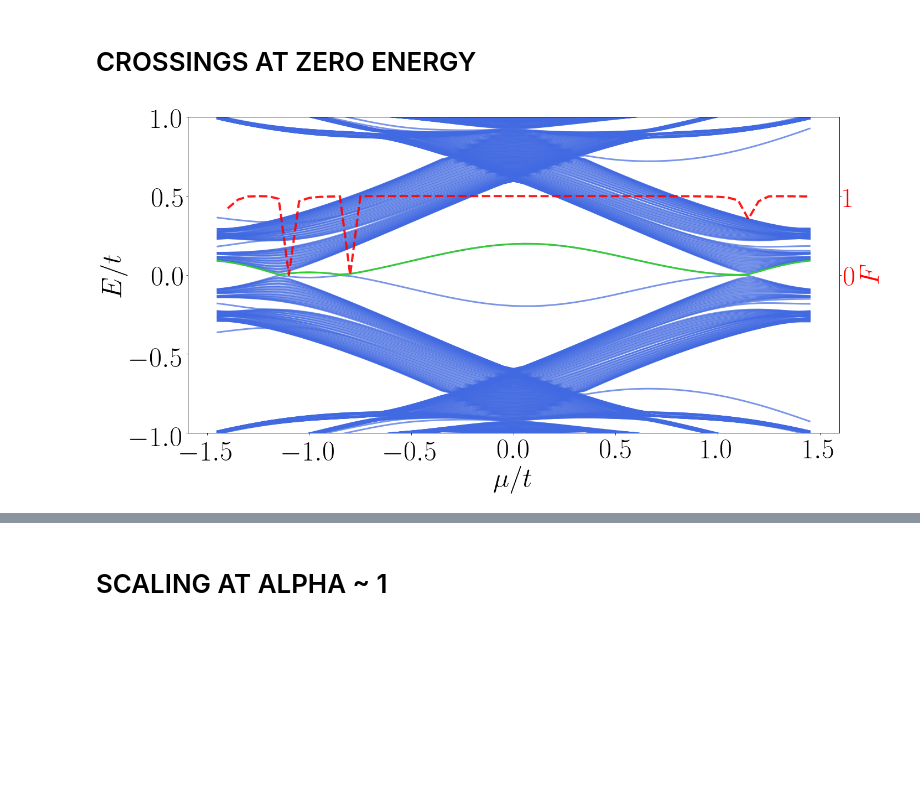
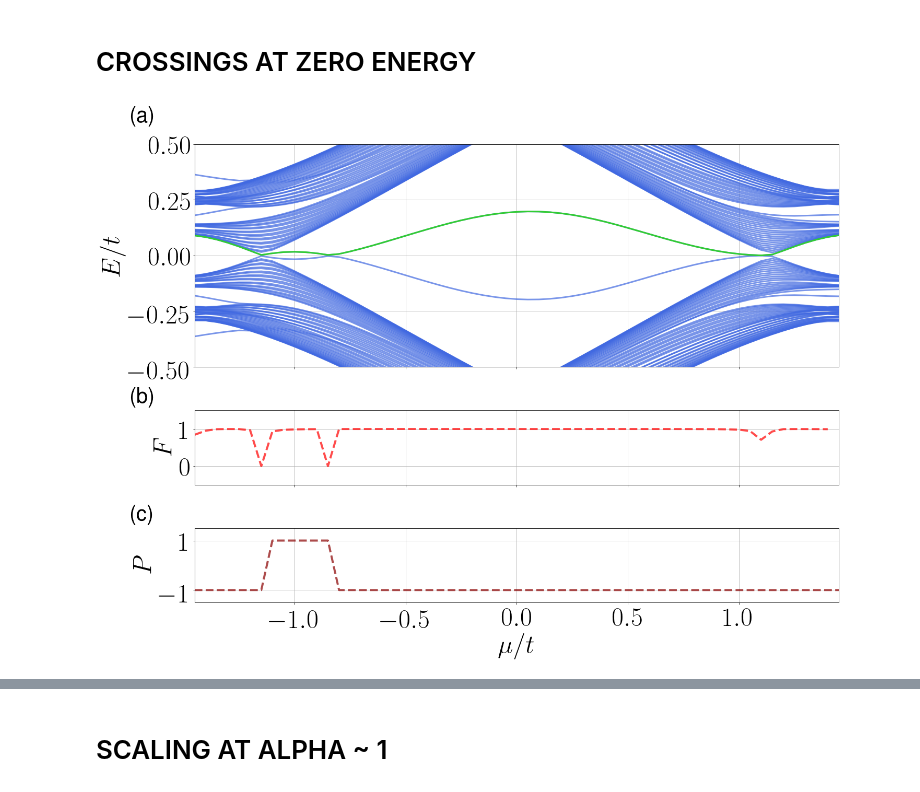
Before and after one commit to jfraxanet/Topo_LR_Kitaev_AAH, a Jupyter notebook: figures.ipynb, the cells around one changed output, grey strips where cells are left out. Saved outputs shown, nothing was run; the diff lists cells and outputs as text; code cells hidden in the pictures; blank space fills up the shorter version.

```diff
--- a/figures.ipynb
+++ b/figures.ipynb
@@ -302,42 +302,60 @@ for constant,gap_th in zip([True, False], [0.035,0.025]):
 # %%
 it= 12
 Fn1, Fn = Fibonacci(it)
 length = 1
 
 mu_list = np.arange(-1.5,1.5,0.05)[1:]
 phase_list = [np.pi]
 
+fig = plt.figure(figsize=(20,15))
+gs = gridspec.GridSpec(3, 1, height_ratios=[3, 1, 1])
+ax0 = plt.subplot(gs[0])
+ax1 = plt.subplot(gs[1])
+ax2 = plt.subplot(gs[2])
+i = 0
+
 for phase in phase_list:
 
     energies_r = np.load(path_data + 'crossings/crossing_bands_phase_%.2f_it_%.0f.npy' %(phase,it))
     overlap1 = np.load(path_data + 'crossings/crossing_quantum_fidelity_1_phase_%.2f_it_%.0f.npy' %(phase,it))[1:]
     overlap2 = np.load(path_data + 'crossings/crossing_quantum_fidelity_2_phase_%.2f_it_%.0f.npy' %(phase,it))[1:]
+    parity = np.load(path_data + 'crossings/parity.npy')
 
-    fig = plt.figure(figsize=(20,10))
-
-    ax = fig.add_subplot(1,1,1)
-    plt.ylabel(r'$E/t$', fontsize = fs)
-    plt.xlabel(r'$\mu/t$', fontsize = fs)
+    ax0.set_ylabel(r'$E/t$', fontsize = fs)
     for i in range(len(energies_r)):
         energy = energies_r[i]
-        plt.plot(mu_list, energy[1:], color='royalblue', linestyle='-', linewidth=3, alpha=0.7)
-    plt.ylim(-1,1)
+        ax0.plot(mu_list, energy[1:], color='royalblue', linestyle='-', linewidth=3, alpha=0.7)
+    ax0.set_ylim(-0.5,0.5)
     evals_min = []
     for energy in energies_r.T:
         evals_min = np.append(evals_min, np.min(abs(energy)))
-    plt.plot(mu_list, evals_min[1:], color='limegreen', linestyle='-', linewidth=3)
+    ax0.plot(mu_list, evals_min[1:], color='limegreen', linestyle='-', linewidth=3)
+    ax0.tick_params(labelbottom=False)
+    ax0.grid()
+    ax1.plot(mu_list[:-1], overlap1, 'r--', linewidth = 4, alpha = 0.7)
+    ax1.set_ylabel(r'$F$', fontsize=fs)
+    ax1.set_ylim(-0.5,1.5)
+    ax1.set_yticks(ticks=[0,1])
+    ax1.tick_params(labelbottom=False)
+    ax1.grid()
 
-    ax2 = ax.twinx()
-    ax2.set_ylabel(r'$F$', fontsize=fs, color='red')
-    ax2.plot(mu_list[1:], overlap1, 'r--', linewidth = 4, alpha = 0.9)
-    ax2.tick_params(axis='y', labelcolor='red')
-    ax2.set_ylim(-2,2)
-    ax2.set_yticks(ticks=[0,1])
+    ax2.plot(mu_list, parity, linestyle= '--', color= 'darkred', linewidth = 4, alpha = 0.7)
+    ax2.set_ylabel(r'$P$', fontsize=fs)
+    ax2.set_xlabel(r'$\mu/t$', fontsize = fs)
+    ax2.set_ylim(-1.5,1.5)
+    ax2.set_yticks(ticks=[-1,1])
+    ax2.grid()
 
+    ax0.set_xlim(-1.45,1.45)
+    ax1.set_xlim(-1.45,1.45)
+    ax2.set_xlim(-1.45,1.45)
+
+    for ax,lab in zip([ax0,ax1,ax2], ['(a)', '(b)', '(c)']):
+        ax.text(-0.1, 1.1, lab, transform=ax.transAxes, size=40, weight='bold', family='STIXGeneral')
     plt.tight_layout()
     plt.savefig(path_figures + 'quantum_fidelity_crossing.pdf')
 # %% [output]
-[figure, old version]
+[figure, new version]
 # %%
 it= 12
 Fn1, Fn = Fibonacci(it)
```
Also changed, not shown: parts of 2 cells of this notebook, 12 other files.
